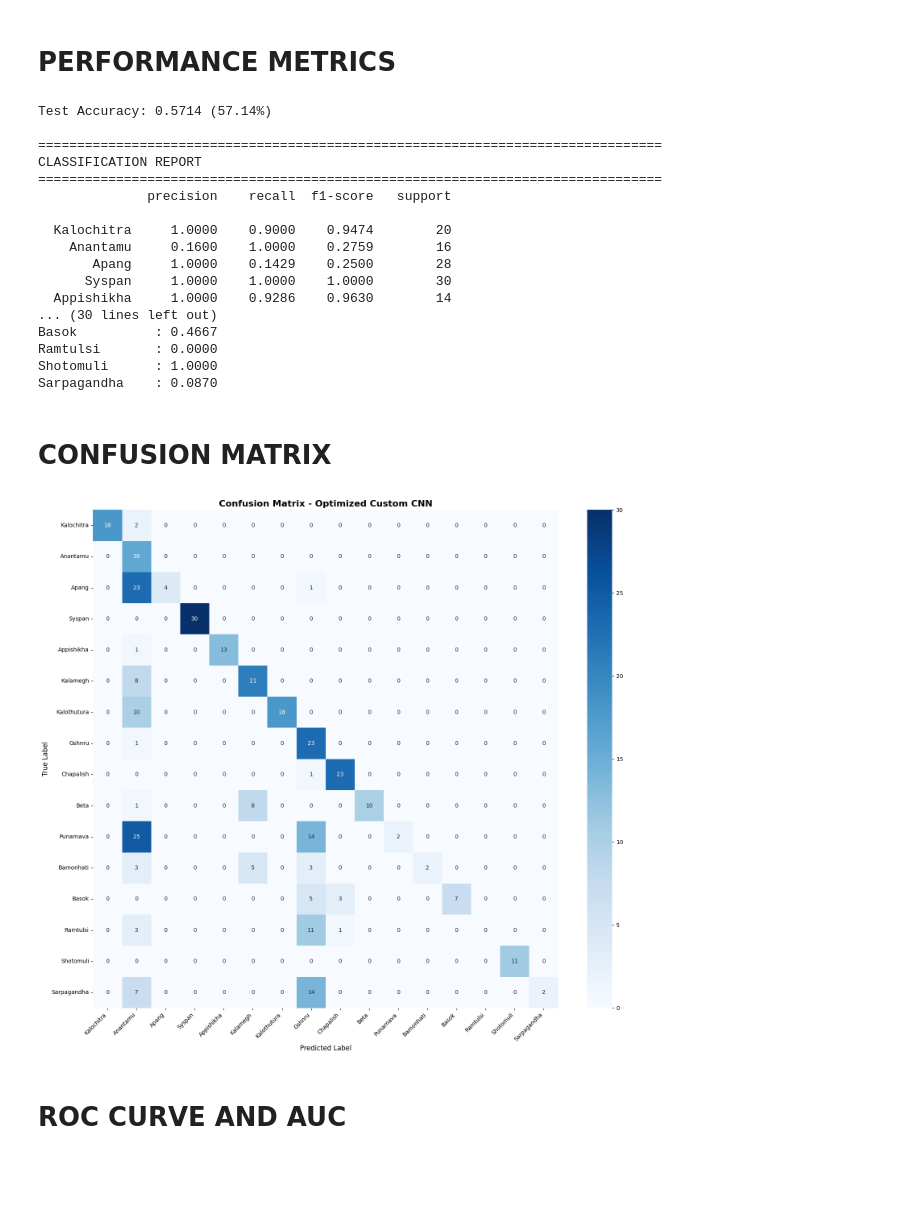
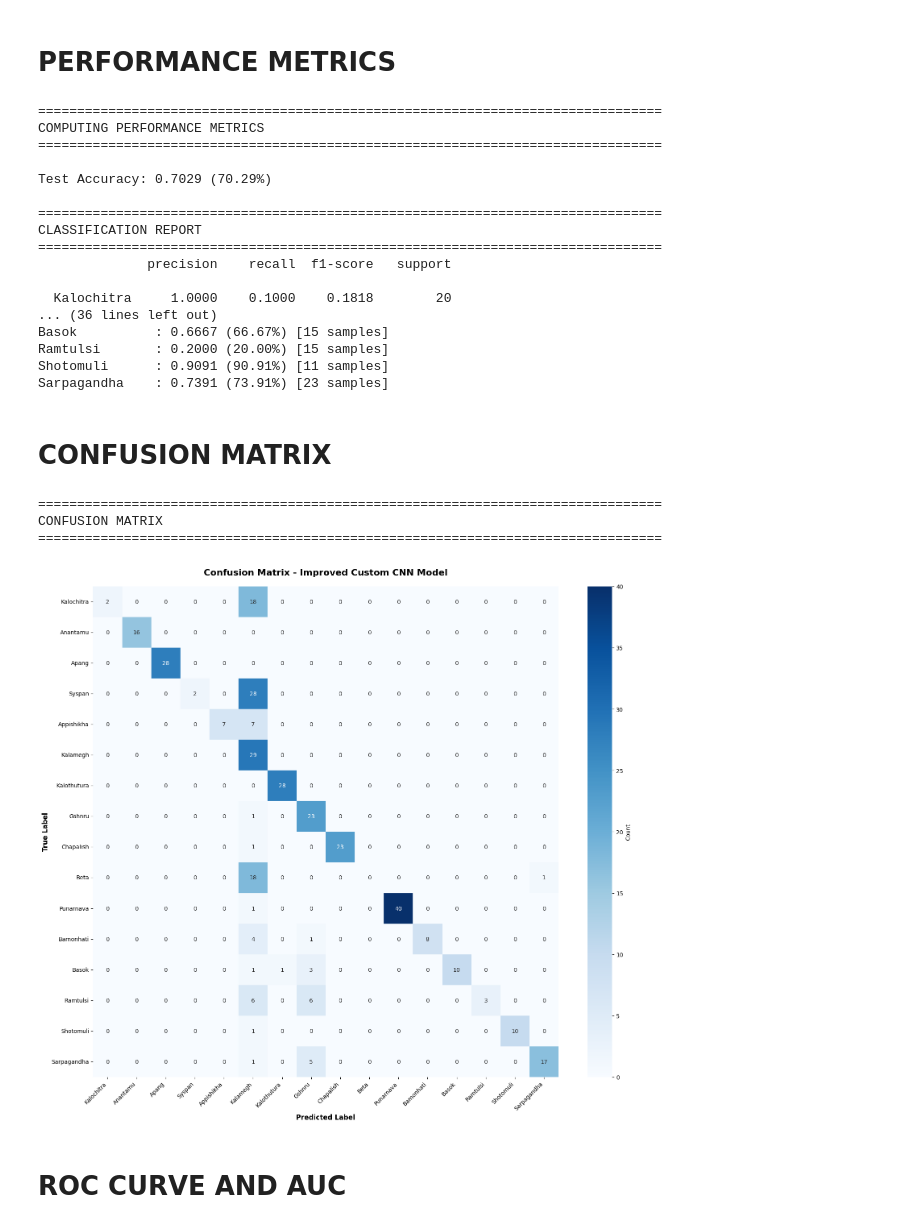
Before and after one commit to tasniaazra123/Rare-and-Endangered-Medicinal-Plants-in-Bangladesh, a Jupyter notebook: CODE/custom-cnn.ipynb, the cells around one changed output. Cells and saved outputs as stored; diff of their text form; code cells hidden in the pictures; blank space fills up the shorter version.

```diff
--- a/CODE/custom-cnn.ipynb
+++ b/CODE/custom-cnn.ipynb
@@ -42,14 +43,18 @@ AttributeError: 'MessageFactory' object has no attribute 'GetPrototype'
 # Dataset configuration
 DATASET_PATH = '/kaggle/input/rare-and-endangered-medicinal-plants-in-bangladesh'
 IMG_SIZE = (224, 224)
-BATCH_SIZE = 32
+BATCH_SIZE = 16  # Reduced for better gradient estimates
 NUM_CLASSES = 16
 
 # Training hyperparameters
-EPOCHS = 50  # Will use early stopping
-LEARNING_RATE = 0.001
+EPOCHS = 100  # Increased, will use early stopping
+INITIAL_LEARNING_RATE = 0.0001  # Lower initial LR
 VALIDATION_SPLIT = 0.2
 TEST_SPLIT = 0.1
+
+# ImageNet normalization values
+IMAGENET_MEAN = np.array([0.485, 0.456, 0.406])
+IMAGENET_STD = np.array([0.229, 0.224, 0.225])
 
 # Class names mapping
 CLASS_NAMES = {
@@ -70,7 +75,3 @@ CLASS_NAMES = {
     'type_15': 'Shotomuli',
     'type_16': 'Sarpagandha'
 }
-
-print("=" * 80)
-print("TASK 3: CUSTOM CNN MODEL FOR MEDICINAL PLANTS CLASSIFICATION")
-print("=" * 80)
@@ -81,6 +78,12 @@ CUSTOM CNN MODEL
 # %% [markdown]
 # DATA LOADING AND PREPROCESSING
 # %%
+def normalize_imagenet(images):
+    """Apply ImageNet-style normalization"""
+    normalized = np.zeros_like(images, dtype=np.float32)
+    for i in range(3):
+        normalized[:, :, :, i] = (images[:, :, :, i] - IMAGENET_MEAN[i]) / IMAGENET_STD[i]
+    return normalized
 
 def load_dataset(base_path):
     """Load images and labels from the dataset directory"""
@@ -125,6 +128,6 @@ print("=" * 80)
 
 X, y, class_counts = load_dataset(DATASET_PATH)
 
-# Normalize images to [0, 1]
+# Normalize to [0, 1] first
 X = X.astype('float32') / 255.0
 # %% [output]
@@ -151,6 +154,12 @@ Class distribution:
 print("\n" + "=" * 80)
 print("SPLITTING DATASET")
 print("=" * 80)
+
+# Shuffle indices before splitting
+indices = np.arange(len(X))
+np.random.shuffle(indices)
+X = X[indices]
+y = y[indices]
 
 # First split: separate test set
 X_temp, X_test, y_temp, y_test = train_test_split(
@@ -163,6 +172,12 @@ X_train, X_val, y_train, y_val = train_test_split(
     random_state=SEED, stratify=y_temp
 )
 
+# Apply ImageNet normalization
+print("Applying ImageNet-style normalization...")
+X_train = normalize_imagenet(X_train)
+X_val = normalize_imagenet(X_val)
+X_test = normalize_imagenet(X_test)
+
 print(f"Training set: {len(X_train)} images")
 print(f"Validation set: {len(X_val)} images")
 print(f"Test set: {len(X_test)} images")
@@ -381,12 +443,13 @@ Callbacks configured with adaptive learning rate
 # MODEL TRAINING
 # %%
 print("\n" + "=" * 80)
-print("TRAINING CUSTOM CNN MODEL")
+print("TRAINING IMPROVED CUSTOM CNN MODEL")
 print("=" * 80)
 print(f"Epochs: {EPOCHS} (with early stopping)")
 print(f"Batch size: {BATCH_SIZE}")
-print(f"Learning rate: {LEARNING_RATE}")
+print(f"Initial learning rate: {INITIAL_LEARNING_RATE}")
 print(f"Optimizer: Adam")
+print(f"Regularization: Dropout only (NO L2)")
 print("=" * 80 + "\n")
 
 # Record training start time
@@ -394,7 +457,7 @@ train_start_time = time.time()
 
 # Train the model
 history = model.fit(
-    train_datagen.flow(X_train, y_train, batch_size=BATCH_SIZE),
+    train_datagen.flow(X_train, y_train, batch_size=BATCH_SIZE, shuffle=True),
     validation_data=(X_val, y_val),
     epochs=EPOCHS,
     callbacks=callback_list,
@@ -573,53 +654,56 @@ for i in range(NUM_CLASSES):
     if mask.sum() > 0:
         class_acc = (y_pred[mask] == y_test[mask]).sum() / mask.sum()
         class_accuracy.append(class_acc)
-        print(f"{class_names_list[i]:15s}: {class_acc:.4f} ({class_acc*100:.2f}%)")
+        print(f"{class_names_list[i]:15s}: {class_acc:.4f} ({class_acc*100:.2f}%) [{mask.sum()} samples]")
     else:
         class_accuracy.append(0.0)
         print(f"{class_names_list[i]:15s}: N/A (no samples)")
 # %% [output]
-Test Accuracy: 0.5714 (57.14%)
+================================================================================
+COMPUTING PERFORMANCE METRICS
+================================================================================
+
+Test Accuracy: 0.7029 (70.29%)
 
 ================================================================================
 CLASSIFICATION REPORT
 ================================================================================
               precision    recall  f1-score   support
 
-  Kalochitra     1.0000    0.9000    0.9474        20
-    Anantamu     0.1600    1.0000    0.2759        16
-       Apang     1.0000    0.1429    0.2500        28
-      Syspan     1.0000    1.0000    1.0000        30
-  Appishikha     1.0000    0.9286    0.9630        14
-... (30 lines left out)
-Basok          : 0.4667
-Ramtulsi       : 0.0000
-Shotomuli      : 1.0000
-Sarpagandha    : 0.0870
+  Kalochitra     1.0000    0.1000    0.1818        20
+... (36 lines left out)
+Basok          : 0.6667 (66.67%) [15 samples]
+Ramtulsi       : 0.2000 (20.00%) [15 samples]
+Shotomuli      : 0.9091 (90.91%) [11 samples]
+Sarpagandha    : 0.7391 (73.91%) [23 samples]
 # %% [markdown]
 # CONFUSION MATRIX
 # %%
 print("\n" + "=" * 80)
 print("CONFUSION MATRIX")
 print("=" * 80)
 
 cm = confusion_matrix(y_test, y_pred)
 
 # Plot confusion matrix
 plt.figure(figsize=(16, 14))
 sns.heatmap(cm, annot=True, fmt='d', cmap='Blues',
             xticklabels=class_names_list,
             yticklabels=class_names_list,
             cbar_kws={'label': 'Count'})
-plt.title('Confusion Matrix - Custom CNN Model', fontsize=16, fontweight='bold', pad=20)
+plt.title('Confusion Matrix - Improved Custom CNN Model', fontsize=16, fontweight='bold', pad=20)
 plt.xlabel('Predicted Label', fontsize=12, fontweight='bold')
 plt.ylabel('True Label', fontsize=12, fontweight='bold')
 plt.xticks(rotation=45, ha='right')
 plt.yticks(rotation=0)
 plt.tight_layout()
 plt.savefig('custom_cnn_confusion_matrix.png', dpi=300, bbox_inches='tight')
 plt.show()
 # %% [output]
+================================================================================
+CONFUSION MATRIX
+================================================================================
-[figure, old version]
+[figure, new version]
 # %% [markdown]
 # ROC CURVE AND AUC
 # %%
```
Also changed, not shown: parts of 15 cells of this notebook.
